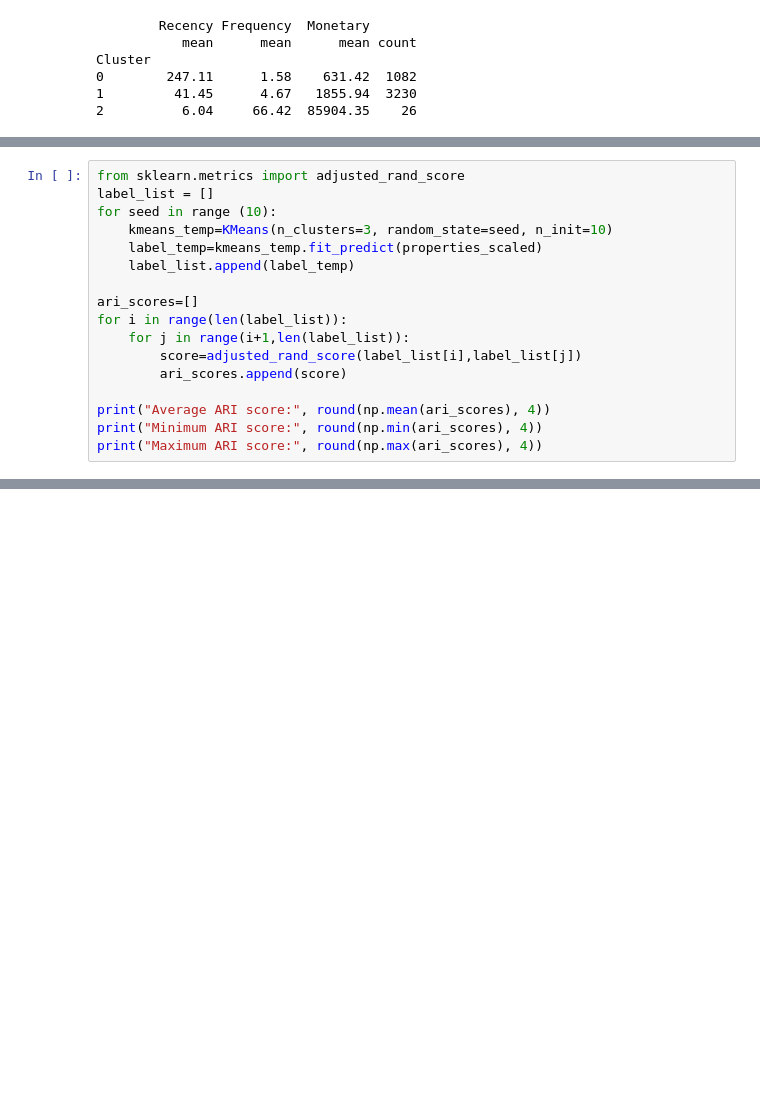
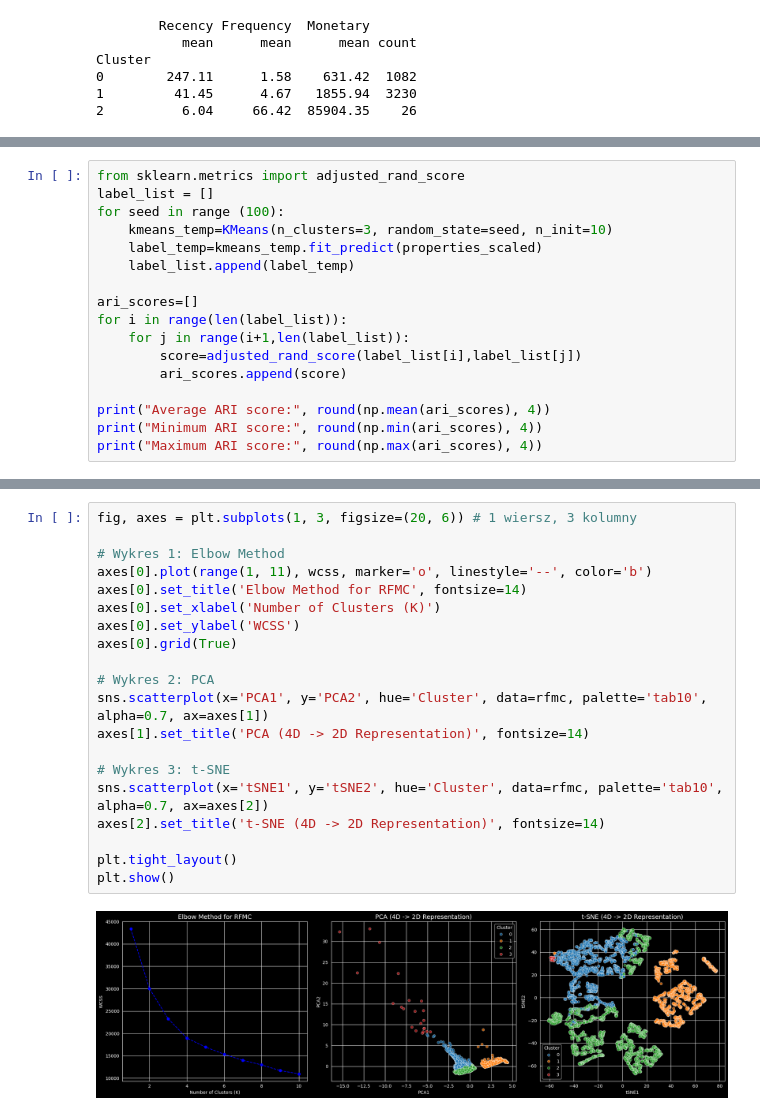
Before and after one commit to mateuszpaszynski/retail_behaviour_clustering, a Jupyter notebook: notebook.ipynb, the cells around one changed output, grey strips where cells are left out. Drawn from its saved outputs; the diff is of its cells as text; blank space fills up the shorter version.

```diff
--- a/notebook.ipynb
+++ b/notebook.ipynb
@@ -118,7 +121,7 @@ Cluster
 # %%
 from sklearn.metrics import adjusted_rand_score
 label_list = []
-for seed in range (10):
+for seed in range (100):
     kmeans_temp=KMeans(n_clusters=3, random_state=seed, n_init=10)
     label_temp=kmeans_temp.fit_predict(properties_scaled)
     label_list.append(label_temp)
@@ -249,0 +303,22 @@ Wykres radarowy przedstawia porównanie średnich wartości cech RFM dla każdeg
+# %%
+fig, axes = plt.subplots(1, 3, figsize=(20, 6)) # 1 wiersz, 3 kolumny
+
+# Wykres 1: Elbow Method
+axes[0].plot(range(1, 11), wcss, marker='o', linestyle='--', color='b')
+axes[0].set_title('Elbow Method for RFMC', fontsize=14)
+axes[0].set_xlabel('Number of Clusters (K)')
+axes[0].set_ylabel('WCSS')
+axes[0].grid(True)
+
+# Wykres 2: PCA
+sns.scatterplot(x='PCA1', y='PCA2', hue='Cluster', data=rfmc, palette='tab10', alpha=0.7, ax=axes[1])
+axes[1].set_title('PCA (4D -> 2D Representation)', fontsize=14)
+
+# Wykres 3: t-SNE
+sns.scatterplot(x='tSNE1', y='tSNE2', hue='Cluster', data=rfmc, palette='tab10', alpha=0.7, ax=axes[2])
+axes[2].set_title('t-SNE (4D -> 2D Representation)', fontsize=14)
+
+plt.tight_layout()
+plt.show()
+# %% [output]
+[figure, added]
```
Also changed, not shown: parts of 21 cells of this notebook, 1 other file.
